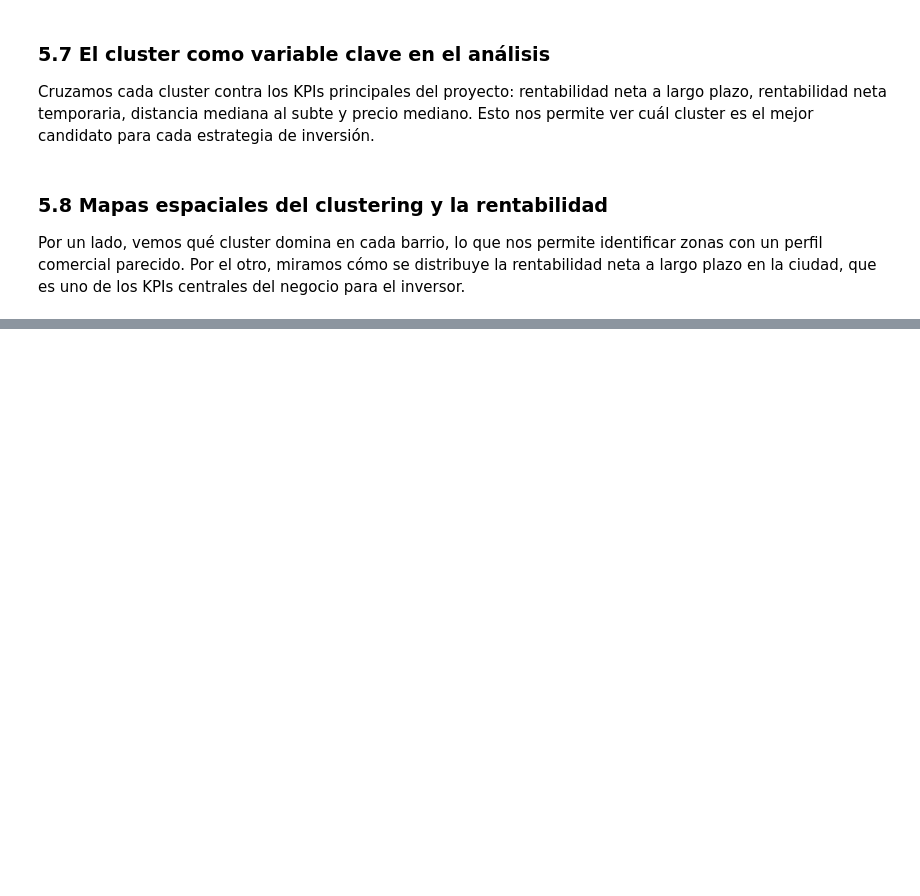
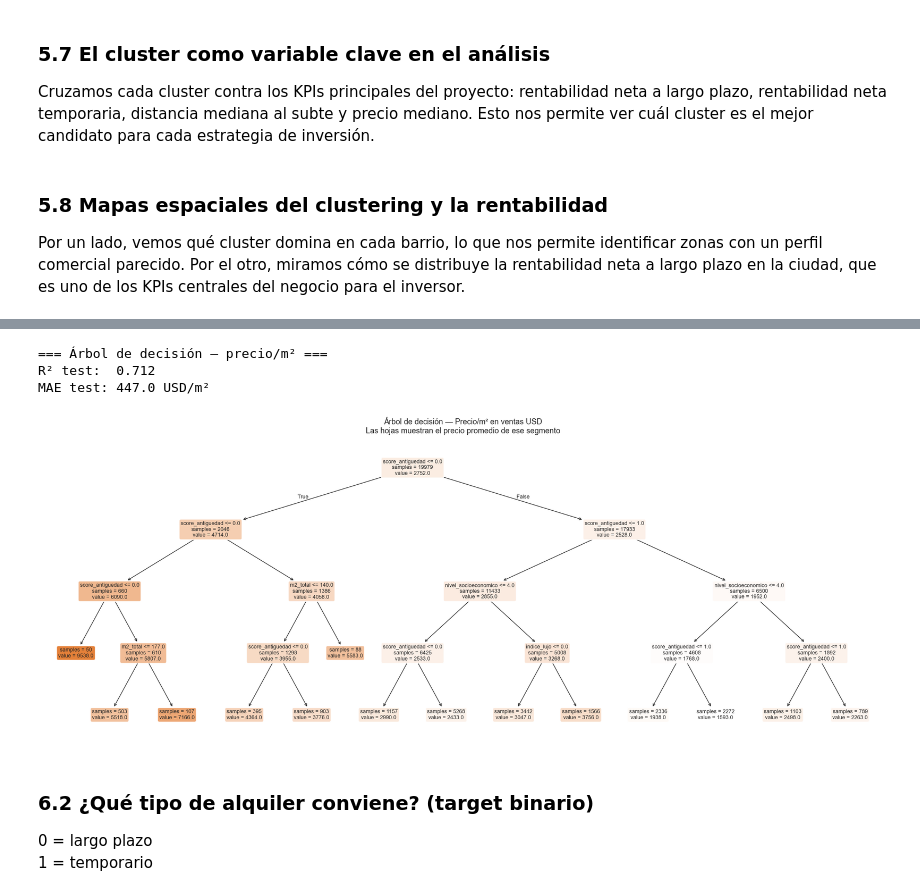
Before and after one commit to clararodriguezacevedo/descriptiva-real-estate, a Jupyter notebook: notebooks/TP3_Grupo_1.ipynb, the cells around one changed output, grey strips where cells are left out. Drawn from its saved outputs; the diff is of its cells as text; code cells hidden in the pictures; blank space fills up the shorter version.

```diff
--- a/notebooks/TP3_Grupo_1.ipynb
+++ b/notebooks/TP3_Grupo_1.ipynb
@@ -1723,0 +1966,37 @@ print(top_rent_clusters.to_string())
+# %%
+# ── Árbol de decisión para precio ─────────────────────────────────
+# Complementa la regresión: muestra reglas simples que el inversor puede leer
+
+arbol_precio = DecisionTreeRegressor(
+    max_depth=4,
+    min_samples_leaf=50,
+    random_state=SEED
+)
+arbol_precio.fit(X_train_p, y_train_p)
+
+y_pred_arbol = arbol_precio.predict(X_test_p)
+print('=== Árbol de decisión — precio/m² ===')
+print(f'R² test:  {r2_score(y_test_p, y_pred_arbol):.3f}')
+print(f'MAE test: {mean_absolute_error(y_test_p, y_pred_arbol):.1f} USD/m²')
+
+fig, ax = plt.subplots(figsize=(20, 8))
+plot_tree(
+    arbol_precio,
+    feature_names=features_ok,
+    filled=True, rounded=True,
+    fontsize=9, ax=ax,
+    impurity=False, precision=0
+)
+ax.set_title('Árbol de decisión — Precio/m² en ventas USD\n'
+             'Las hojas muestran el precio promedio de ese segmento', fontsize=13)
+plt.tight_layout()
+plt.show()
+# %% [output]
+=== Árbol de decisión — precio/m² ===
+R² test:  0.712
+MAE test: 447.0 USD/m²
+[figure, added]
+# %% [markdown]
+### 6.2 ¿Qué tipo de alquiler conviene? (target binario)
+0 = largo plazo
+1 = temporario
```
Also changed, not shown: parts of 22 cells of this notebook.
